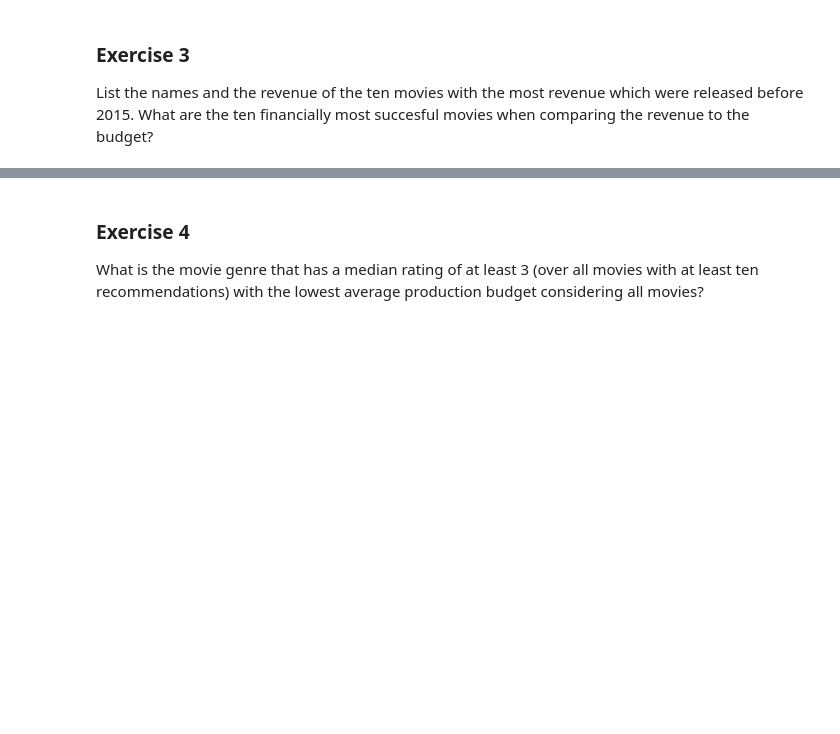
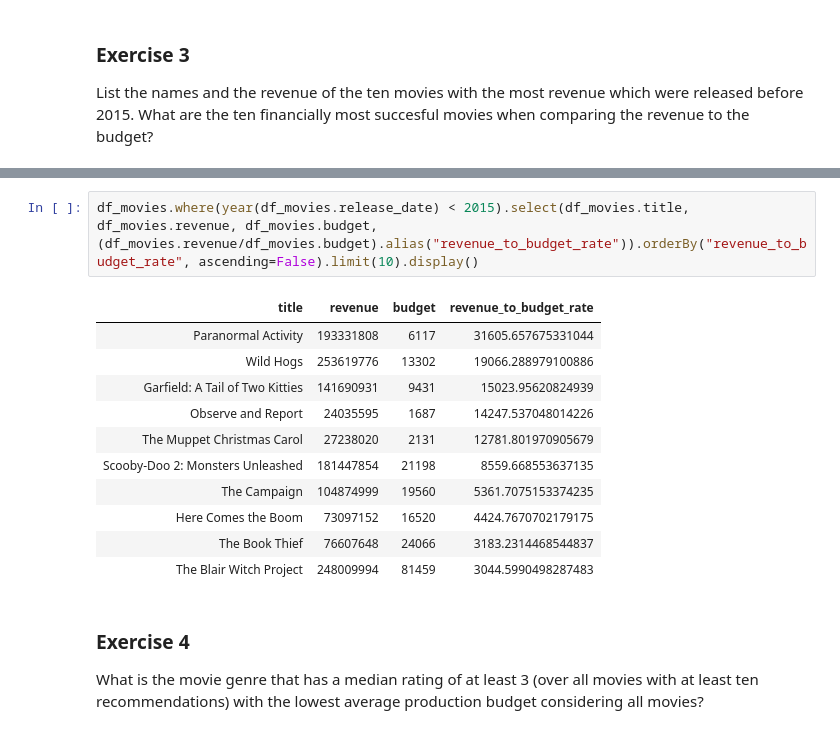
Before and after one commit to timo282/Big_Data_Storage-Movie_Ratings, a Jupyter notebook: Exam_Big_Data_Storage_Notebook.ipynb, the cells around one changed output, grey strips where cells are left out. Saved outputs shown, nothing was run; the diff lists cells and outputs as text; blank space fills up the shorter version.

```diff
--- a/Exam_Big_Data_Storage_Notebook.ipynb
+++ b/Exam_Big_Data_Storage_Notebook.ipynb
@@ -342,3 +375,17 @@ List the names and the revenue of the ten movies with the most revenue which wer
+# %%
+df_movies.where(year(df_movies.release_date) < 2015).select(df_movies.title, df_movies.revenue, df_movies.budget, (df_movies.revenue/df_movies.budget).alias("revenue_to_budget_rate")).orderBy("revenue_to_budget_rate", ascending=False).limit(10).display()
+# %% [output]
+| title | revenue | budget | revenue_to_budget_rate |
+| Paranormal Activity | 193331808 | 6117 | 31605.657675331044 |
+| Wild Hogs | 253619776 | 13302 | 19066.288979100886 |
+| Garfield: A Tail of Two Kitties | 141690931 | 9431 | 15023.95620824939 |
+| Observe and Report | 24035595 | 1687 | 14247.537048014226 |
+| The Muppet Christmas Carol | 27238020 | 2131 | 12781.801970905679 |
+| Scooby-Doo 2: Monsters Unleashed | 181447854 | 21198 | 8559.668553637135 |
+| The Campaign | 104874999 | 19560 | 5361.7075153374235 |
+| Here Comes the Boom | 73097152 | 16520 | 4424.7670702179175 |
+| The Book Thief | 76607648 | 24066 | 3183.2314468544837 |
+| The Blair Witch Project | 248009994 | 81459 | 3044.5990498287483 |
 # %% [markdown]
 ### Exercise 4
 What is the movie genre that has a median rating of at least 3 (over all movies with at least ten recommendations) with the lowest average production budget considering all movies?
```
Also changed, not shown: parts of 3 cells of this notebook.
